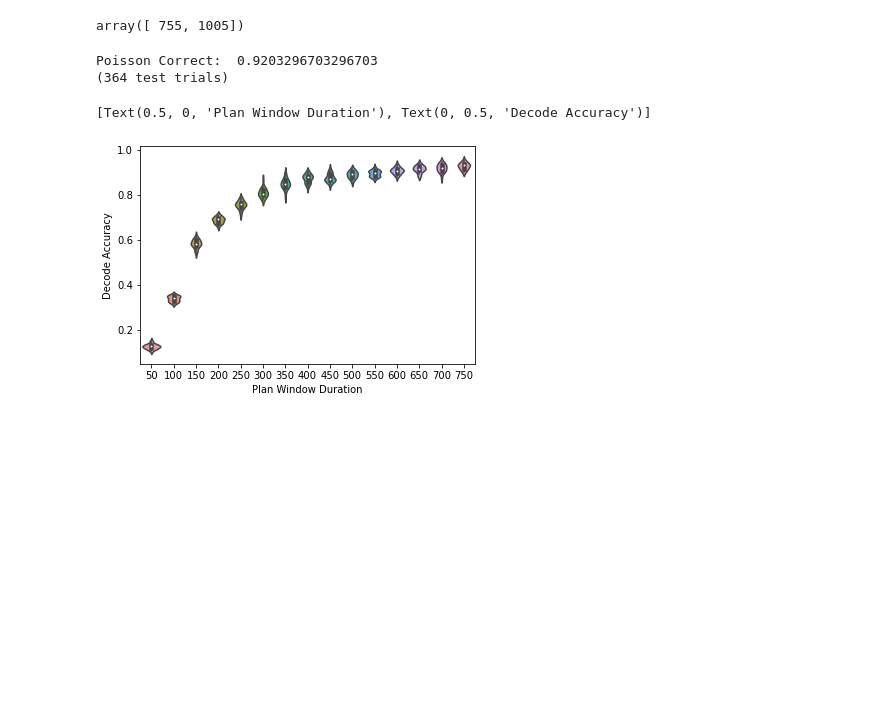
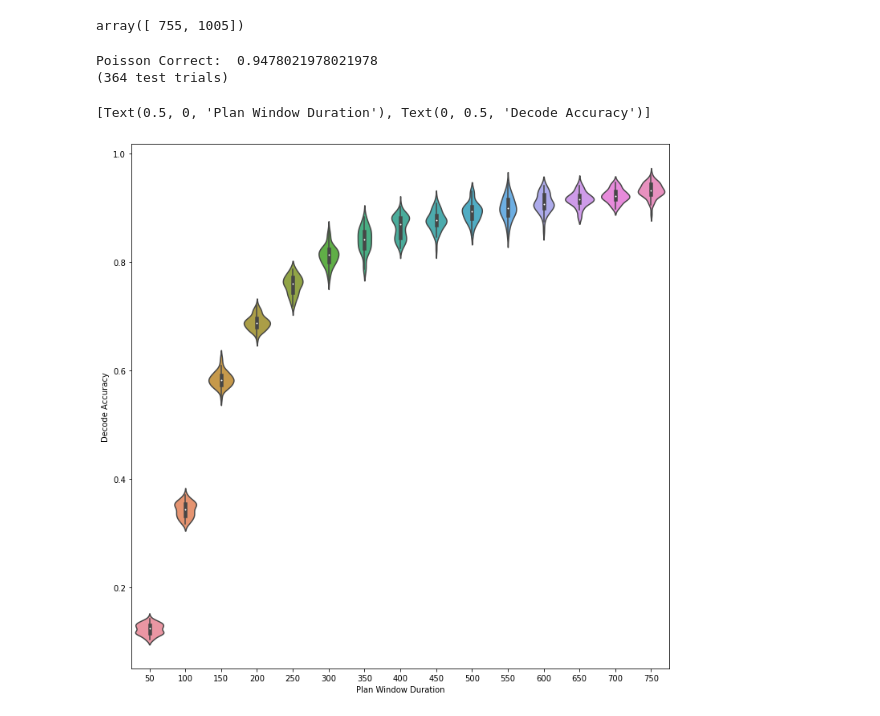
Before and after one commit to ckemere/elec380, a Jupyter notebook: source/assignments/hw4/Homework4_Problem1.ipynb, the cells around one changed output. Saved outputs shown, nothing was run; the diff lists cells and outputs as text; code cells hidden in the pictures; blank space fills up the shorter version.

```diff
--- a/source/assignments/hw4/Homework4_Problem1.ipynb
+++ b/source/assignments/hw4/Homework4_Problem1.ipynb
@@ -85,7 +85,7 @@ def multivariate_poisson_logpdf(mu, x, mean_eps=0.01):
     # assume mu is (N,) and x is (d,N)
     mu2 = mu
     mu2[np.argwhere(mu < mean_eps)] = mean_eps
-    return np.sum(x * np.log(mu) - mu, axis=1)
+    return np.sum(x * np.log(mu2) - mu2, axis=1)
 # %%
 # Calculate probability for each target and each test trial
 poisson_likelihood = np.zeros((len(test_trials), 8))
@@ -99,7 +99,7 @@ decoded_targets = np.argmax(poisson_likelihood,axis=1) # decoded target is just
 print('Poisson Correct: ', np.mean(correct_targets==decoded_targets))
 print('({} test trials)'.format(len(test_trials)))
 # %% [output]
-Poisson Correct:  0.9203296703296703
+Poisson Correct:  0.9478021978021978
 (364 test trials)
 # %%
 decode_perf = []
@@ -108,7 +108,32 @@ for plan_window in np.arange(50,800,50): # (this goes to 750!!!)
     decode_perf.append([])
 
     # Randomly choose training and test data 25 times
-    for i in range(25):
+    for i in range(50):
+
+        training_trials = [] # will be 8 lists of trials
+        test_trials = [] # all the leftovers
+        for c in range(8): # reach targets go from 0 to 7
+            target_trials = np.argwhere((trial_reach_target==c)).squeeze()
+            # randomly select 25 training trials per direction
+            random_training_trials = np.random.choice(target_trials, 25, replace=False)
+            training_trials.append(random_training_trials)
+            remaining_test_trials = np.setdiff1d(target_trials, random_training_trials)
+
+            test_trials.extend(remaining_test_trials)
+
+        num_neurons = plan_spikes.shape[1]
+        mean_spike_counts = np.zeros((num_neurons, 8))
+        for c in range(8):
+            mean_spike_counts[:,c] = np.mean(plan_spikes[training_trials[c],:], axis=0)
+
+        poisson_likelihood = np.zeros((len(test_trials), 8))
+        for c in range(8):
+            m = mean_spike_counts[:,c]
+            poisson_likelihood[:,c] = \
+                multivariate_poisson_logpdf(m, plan_spikes[test_trials,:])
+
+        correct_targets = trial_reach_target[test_trials] # correct target for each trial
+        decoded_targets = np.argmax(poisson_likelihood,axis=1) # decoded target is just the max index
 
         # Fill in code here to
         #  1) randomly select training and test trials
@@ -124,9 +149,10 @@ for plan_window in np.arange(50,800,50): # (this goes to 750!!!)
 decode_perf = np.array(decode_perf) # convert to a numpy array
 # %%
 import pandas as pd
-ax = sns.violinplot(data=pd.DataFrame(np.array(decode_perf).T,
-                              columns=np.arange(50,800,50)))
+fig = plt.figure(figsize=(12,12))
+ax = sns.violinplot(data=pd.DataFrame(decode_perf.T,
+                              columns=np.arange(50,800,50)), figsize=(12,12))
 ax.set(xlabel='Plan Window Duration', ylabel='Decode Accuracy')
 # %% [output]
 [Text(0.5, 0, 'Plan Window Duration'), Text(0, 0.5, 'Decode Accuracy')]
-[figure, old version]
+[figure, new version]
```
Also changed, not shown: 3 other files.
